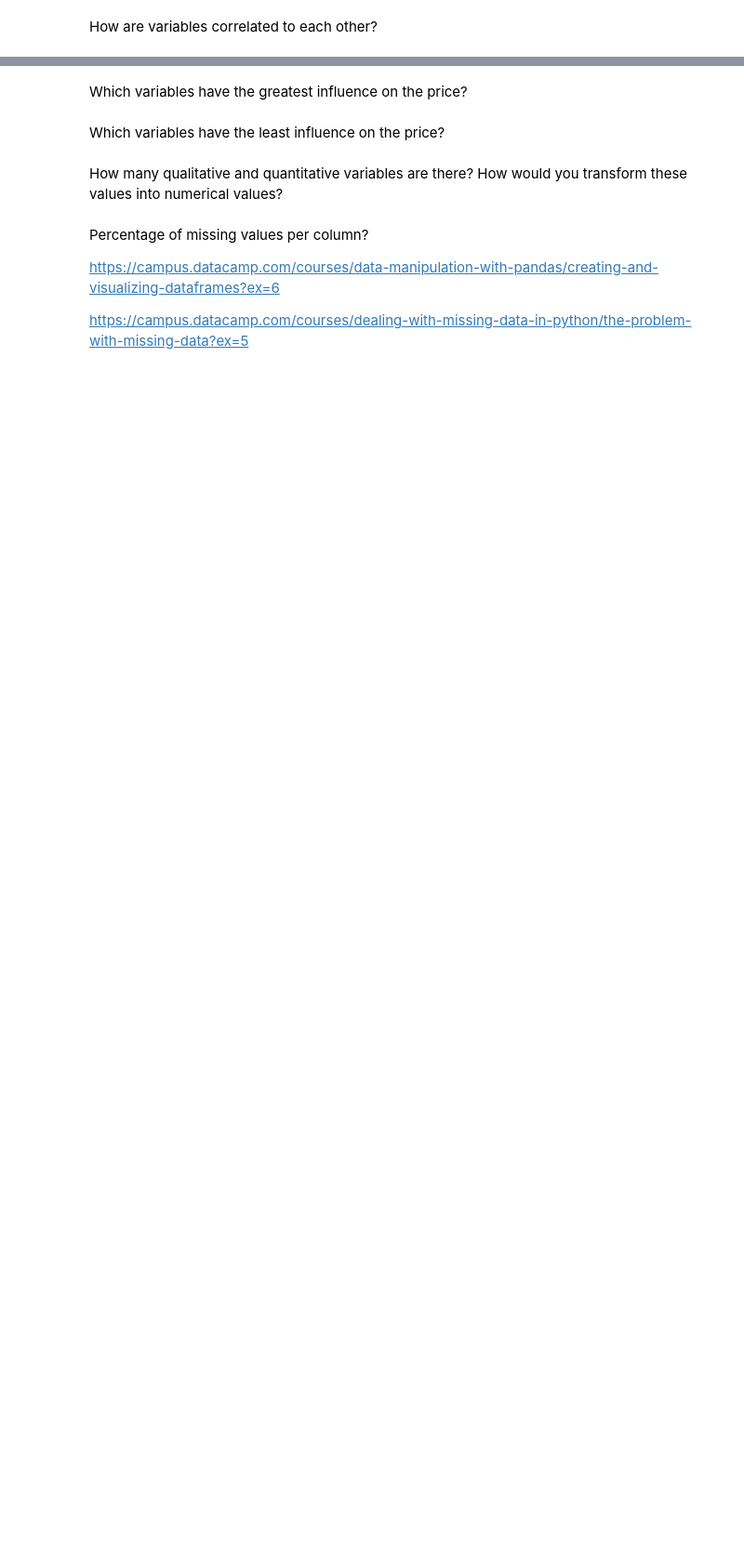
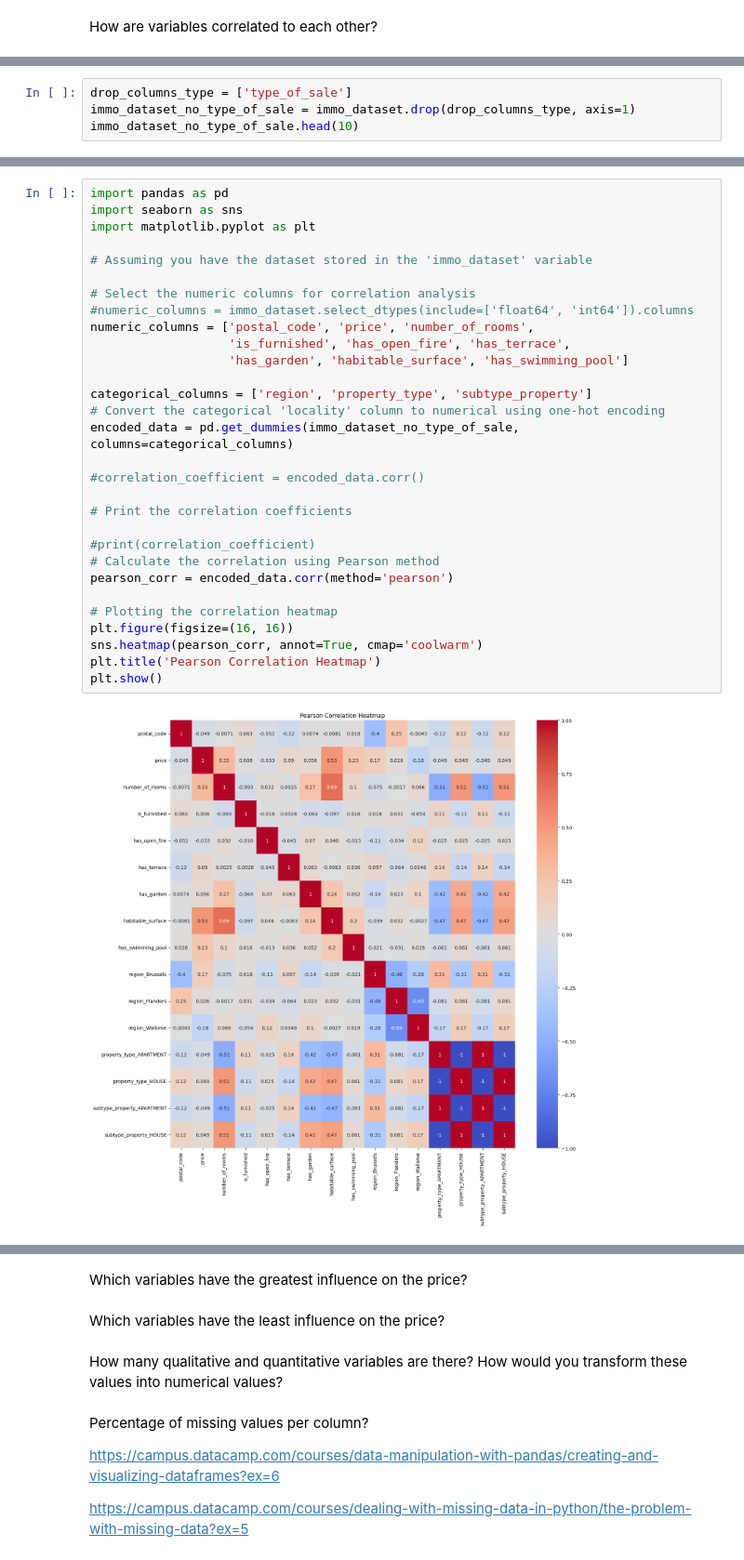
Before and after one commit to ChristosRaptis/challenge-data-analysis, a Jupyter notebook: data-analysis_clean.ipynb, the cells around one changed output, grey strips where cells are left out. Shown at 93% size. Saved outputs shown, nothing was run; the diff lists cells and outputs as text; blank space fills up the shorter version.

Commit message:
updated data_analysis_clean

```diff
--- a/data-analysis_clean.ipynb
+++ b/data-analysis_clean.ipynb
@@ -314,0 +322,4 @@ price_correlation = correlation_coefficient['price'].drop('price')
+# %%
+drop_columns_type = ['type_of_sale']
+immo_dataset_no_type_of_sale = immo_dataset.drop(drop_columns_type, axis=1)
+immo_dataset_no_type_of_sale.head(10)
@@ -314,0 +338,32 @@ price_correlation = correlation_coefficient['price'].drop('price')
+# %%
+import pandas as pd
+import seaborn as sns
+import matplotlib.pyplot as plt
+
+# Assuming you have the dataset stored in the 'immo_dataset' variable
+
+# Select the numeric columns for correlation analysis
+#numeric_columns = immo_dataset.select_dtypes(include=['float64', 'int64']).columns
+numeric_columns = ['postal_code', 'price', 'number_of_rooms',
+                   'is_furnished', 'has_open_fire', 'has_terrace',
+                   'has_garden', 'habitable_surface', 'has_swimming_pool']
+
+categorical_columns = ['region', 'property_type', 'subtype_property']
+# Convert the categorical 'locality' column to numerical using one-hot encoding
+encoded_data = pd.get_dummies(immo_dataset_no_type_of_sale, columns=categorical_columns)
+
+#correlation_coefficient = encoded_data.corr()
+
+# Print the correlation coefficients
+
+#print(correlation_coefficient)
+# Calculate the correlation using Pearson method
+pearson_corr = encoded_data.corr(method='pearson')
+
+# Plotting the correlation heatmap
+plt.figure(figsize=(16, 16))
+sns.heatmap(pearson_corr, annot=True, cmap='coolwarm')
+plt.title('Pearson Correlation Heatmap')
+plt.show()
+# %% [output]
+[figure, added]
```
Also changed, not shown: parts of 21 cells of this notebook.
